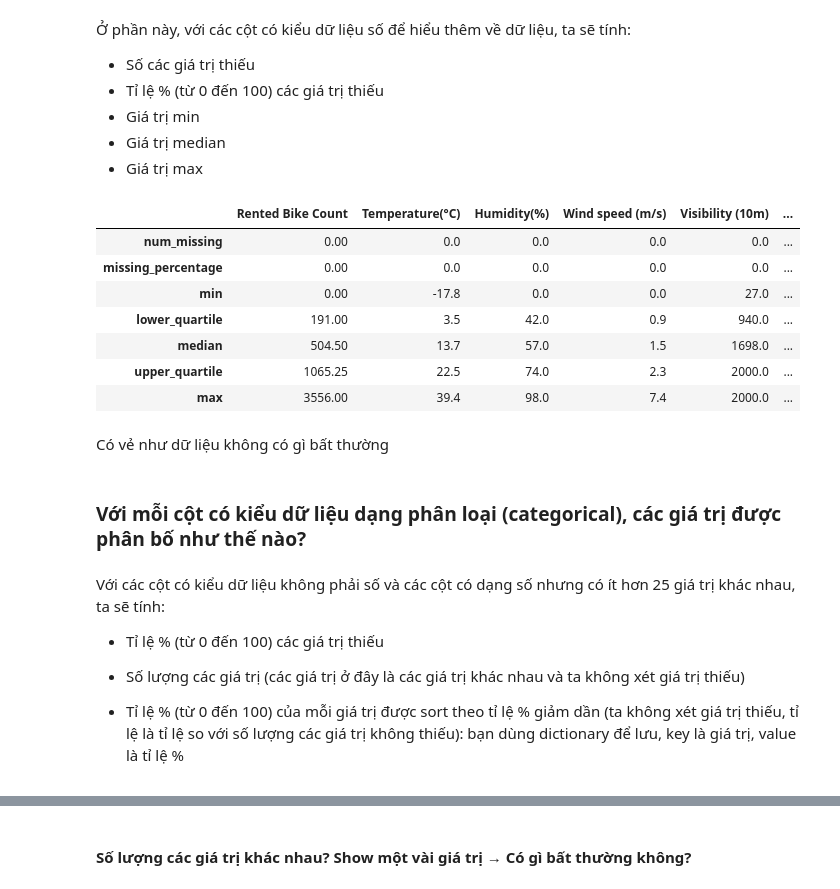
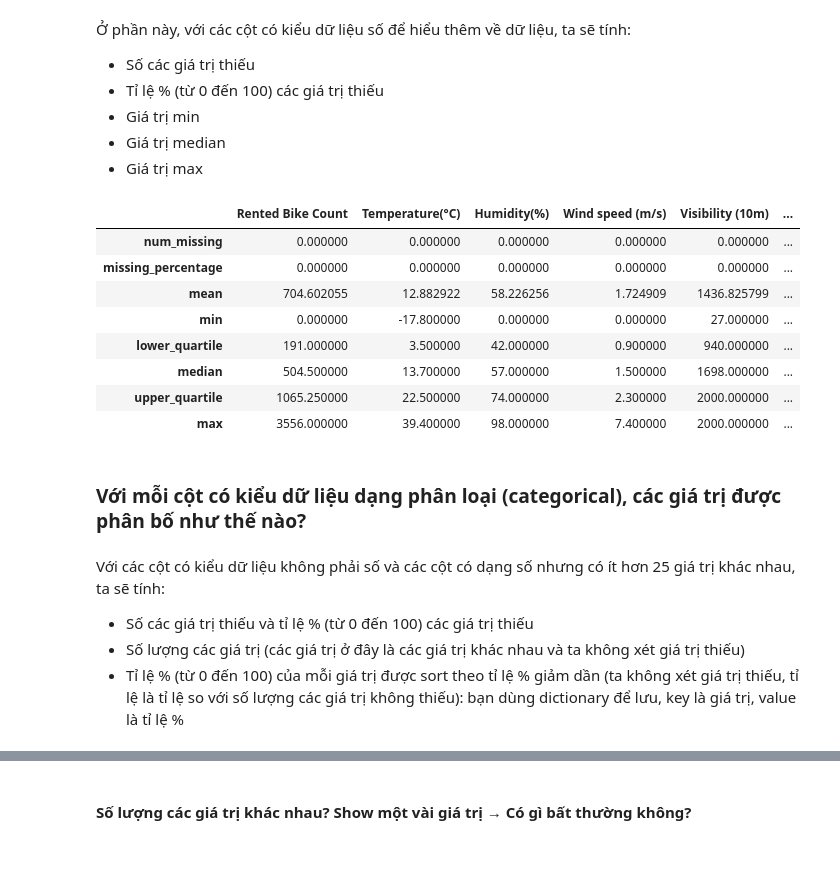
Before and after one commit to duylocky2k1/P4DS-CQ19-FinalProject, a Jupyter notebook: Final.ipynb, the cells around one changed output, grey strips where cells are left out. Saved outputs shown, nothing was run; the diff lists cells and outputs as text; code cells hidden in the pictures; blank space fills up the shorter version.

Commit message:
Final version
Upgrade data exploration

```diff
--- a/Final.ipynb
+++ b/Final.ipynb
@@ -240,38 +245,37 @@ numeric
 # %%
 def calculate_quartile(data):
     nume_col_info_df = pd.DataFrame()
     for col in data.keys():
         missing = data[col].isnull().sum()
         missing_percentage = round(data[col].isnull().sum() * 100 / len(data[col]), 1)
+        mean_value = data[col].mean()
         min_value = data[col].min()
         lower_quartile = data[col].quantile(0.25)
         median = data[col].median()
         upper = data[col].quantile(0.75)
         max_value = data[col].max()
-        row_line = pd.Series([missing,missing_percentage, min_value, lower_quartile, median, upper, max_value],
-                                 index = ['num_missing','missing_percentage', 'min', 'lower_quartile', 'median', 'upper_quartile', 'max'])
+        row_line = pd.Series([missing,missing_percentage,mean_value, min_value, lower_quartile, median, upper, max_value],
+                            index = ['num_missing','missing_percentage', 'mean','min', 'lower_quartile', 'median', 'upper_quartile', 'max'])
         nume_col_info_df[col] = row_line
     return nume_col_info_df
 calculate_quartile(df[numeric])
 # %% [output]
 |  | Rented Bike Count | Temperature(°C) | Humidity(%) | Wind speed (m/s) | Visibility (10m) | ... |
-| num_missing | 0.00 | 0.0 | 0.0 | 0.0 | 0.0 | ... |
-| missing_percentage | 0.00 | 0.0 | 0.0 | 0.0 | 0.0 | ... |
-| min | 0.00 | -17.8 | 0.0 | 0.0 | 27.0 | ... |
-| lower_quartile | 191.00 | 3.5 | 42.0 | 0.9 | 940.0 | ... |
-| median | 504.50 | 13.7 | 57.0 | 1.5 | 1698.0 | ... |
-| upper_quartile | 1065.25 | 22.5 | 74.0 | 2.3 | 2000.0 | ... |
-| max | 3556.00 | 39.4 | 98.0 | 7.4 | 2000.0 | ... |
+| num_missing | 0.000000 | 0.000000 | 0.000000 | 0.000000 | 0.000000 | ... |
+| missing_percentage | 0.000000 | 0.000000 | 0.000000 | 0.000000 | 0.000000 | ... |
+| mean | 704.602055 | 12.882922 | 58.226256 | 1.724909 | 1436.825799 | ... |
+| min | 0.000000 | -17.800000 | 0.000000 | 0.000000 | 27.000000 | ... |
+| lower_quartile | 191.000000 | 3.500000 | 42.000000 | 0.900000 | 940.000000 | ... |
+| median | 504.500000 | 13.700000 | 57.000000 | 1.500000 | 1698.000000 | ... |
+| upper_quartile | 1065.250000 | 22.500000 | 74.000000 | 2.300000 | 2000.000000 | ... |
+| max | 3556.000000 | 39.400000 | 98.000000 | 7.400000 | 2000.000000 | ... |
-# %% [markdown]
-Có vẻ như dữ liệu không có gì bất thường
 # %% [markdown]
 ### Với mỗi cột có kiểu dữ liệu dạng phân loại (categorical), các giá trị được phân bố như thế nào?
 # %% [markdown]
 Với các cột có kiểu dữ liệu không phải số và các cột có dạng số nhưng có ít hơn 25 giá trị khác nhau, ta sẽ tính:
 
-- Tỉ lệ % (từ 0 đến 100) các giá trị thiếu
+- Số các giá trị thiếu và tỉ lệ % (từ 0 đến 100) các giá trị thiếu
 - Số lượng các giá trị (các giá trị ở đây là các giá trị khác nhau và ta không xét giá trị thiếu)
-
 - Tỉ lệ % (từ 0 đến 100) của mỗi giá trị được sort theo tỉ lệ % giảm dần (ta không xét giá trị thiếu, tỉ lệ là tỉ lệ so với số lượng các giá trị không thiếu): bạn dùng dictionary để lưu, key là giá trị, value là tỉ lệ %
 # %%
 missing = [];missing_percentage=[];num_values=[];value_percentages=[]
```
Also changed, not shown: parts of 64 cells of this notebook.
